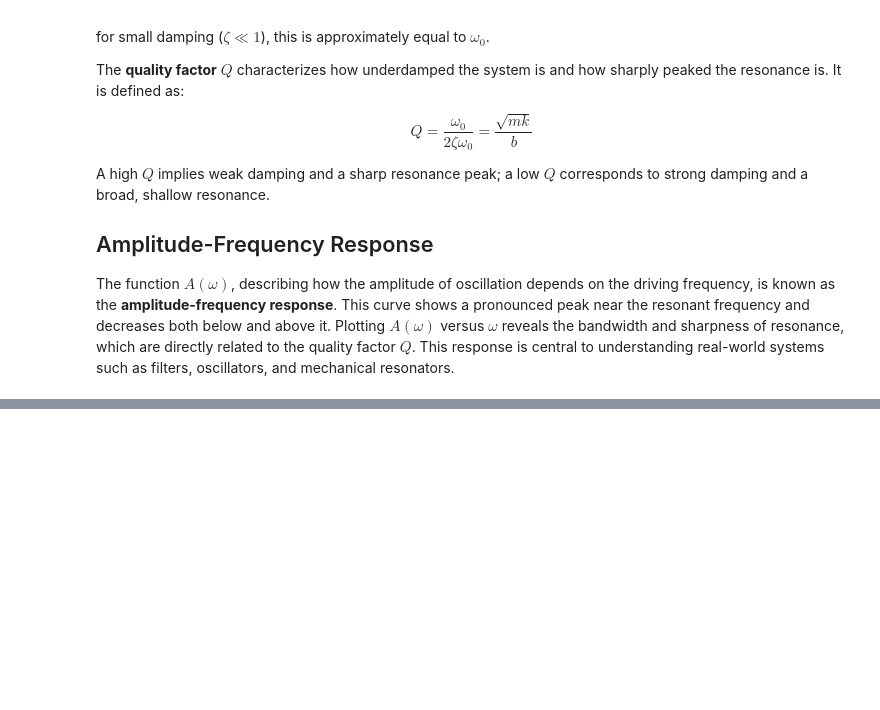
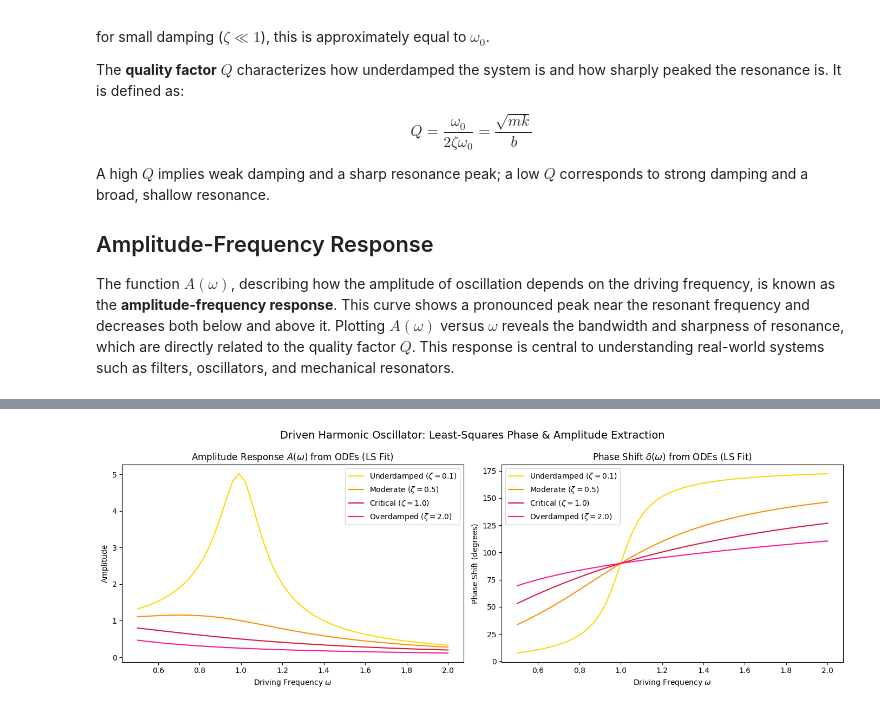
Before and after one commit to dvoils/neural-network-experiments, a Jupyter notebook: sho.ipynb, the cells around one changed output, grey strips where cells are left out. Saved outputs shown, nothing was run; the diff lists cells and outputs as text; code cells hidden in the pictures; blank space fills up the shorter version.

```diff
--- a/sho.ipynb
+++ b/sho.ipynb
@@ -614,0 +675,92 @@ Let me know if you'd like a similar treatment of the **phase portraits** for eac
+# %%
+import numpy as np
+import matplotlib.pyplot as plt
+from scipy.integrate import solve_ivp
+
+# --- ODE Definition ---
+def driven_sho(t, y, zeta, omega0, omega_drive, F0):
+    x, v = y
+    dxdt = v
+    dvdt = F0 * np.cos(omega_drive * t) - 2 * zeta * omega0 * v - omega0**2 * x
+    return [dxdt, dvdt]
+
+# --- Least Squares Amplitude & Phase Extraction ---
+def extract_amplitude_phase(t, x, omega_drive):
+    basis = np.column_stack([np.cos(omega_drive * t), np.sin(omega_drive * t)])
+    coeffs, _, _, _ = np.linalg.lstsq(basis, x, rcond=None)
+    A, B = coeffs
+    amplitude = np.sqrt(A**2 + B**2)
+    phase = np.arctan2(B, A)
+    return amplitude, phase
+
+# --- Main Sweep ---
+def compute_response(zeta_values, omega_range, omega0=1.0, F0=1.0):
+    t_transient = 100     # Let transients decay
+    t_total = 130
+    t_eval = np.linspace(t_transient, t_total, 2000)
+
+    responses = {zeta: {'omega': [], 'amplitude': [], 'phase': []} for zeta in zeta_values}
+
+    for zeta in zeta_values:
+        for omega_drive in omega_range:
+            sol = solve_ivp(
+                driven_sho,
+                [0, t_total],
+                y0=[0, 0],
+                args=(zeta, omega0, omega_drive, F0),
+                t_eval=t_eval,
+                method='RK45'
+            )
+
+            t = sol.t
+            x = sol.y[0]
+            amp, phase = extract_amplitude_phase(t, x, omega_drive)
+
+            responses[zeta]['omega'].append(omega_drive)
+            responses[zeta]['amplitude'].append(amp)
+            responses[zeta]['phase'].append(phase)
+
+        # Unwrap phase in degrees
+        responses[zeta]['phase'] = np.unwrap(responses[zeta]['phase']) * 180 / np.pi
+
+    return responses
+
+# --- Parameters ---
+zeta_vals = [0.1, 0.5, 1.0, 2.0]
+omega_vals = np.linspace(0.5, 2.0, 50)
+results = compute_response(zeta_vals, omega_vals)
+
+# --- Plotting ---
+colors = ['gold', 'darkorange', 'crimson', 'deeppink']
+labels = [
+    r"Underdamped ($\zeta = 0.1$)",
+    r"Moderate ($\zeta = 0.5$)",
+    r"Critical ($\zeta = 1.0$)",
+    r"Overdamped ($\zeta = 2.0$)"
+]
+
+fig, axes = plt.subplots(1, 2, figsize=(14, 5))
+fig.suptitle("Driven Harmonic Oscillator: Least-Squares Phase & Amplitude Extraction", fontsize=14)
+
+# Amplitude plot
+ax1 = axes[0]
+for zeta, color, label in zip(zeta_vals, colors, labels):
+    ax1.plot(results[zeta]['omega'], results[zeta]['amplitude'], label=label, color=color)
+ax1.set_title("Amplitude Response $A(\\omega)$ from ODEs (LS Fit)")
+ax1.set_xlabel("Driving Frequency $\omega$")
+ax1.set_ylabel("Amplitude")
+ax1.legend()
+
+# Phase plot
+ax2 = axes[1]
+for zeta, color, label in zip(zeta_vals, colors, labels):
+    ax2.plot(results[zeta]['omega'], results[zeta]['phase'], label=label, color=color)
+ax2.set_title("Phase Shift $\delta(\\omega)$ from ODEs (LS Fit)")
+ax2.set_xlabel("Driving Frequency $\omega$")
+ax2.set_ylabel("Phase Shift (degrees)")
+ax2.legend()
+
+plt.tight_layout()
+plt.show()
+# %% [output]
+[figure, added]
```
Also changed, not shown: parts of 3 cells of this notebook.
